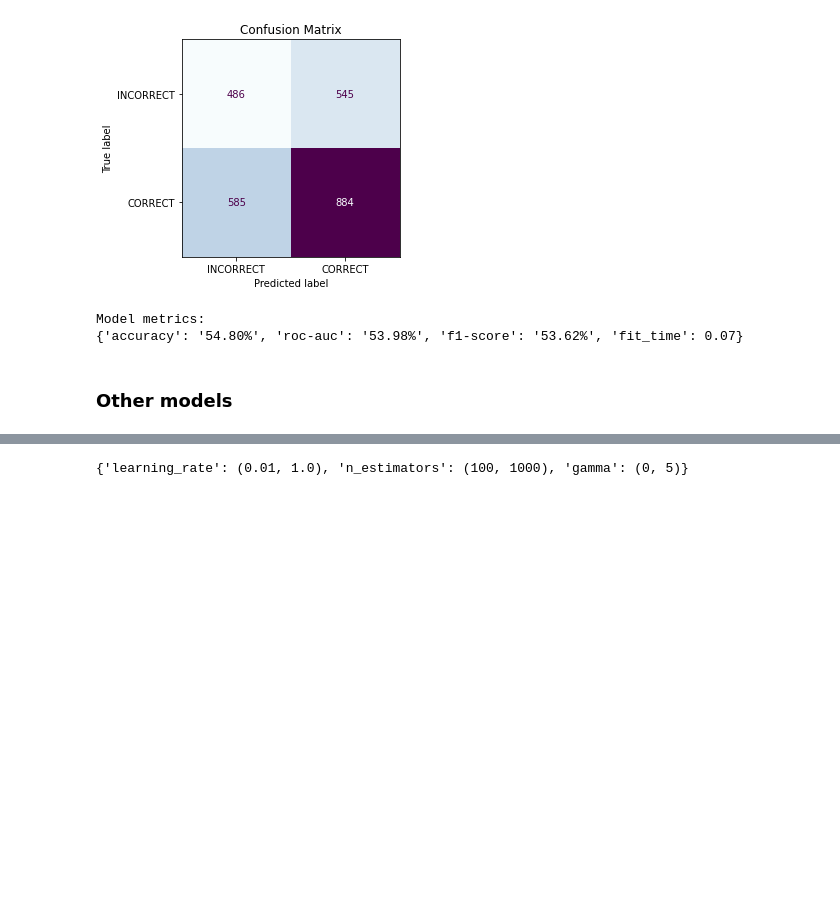
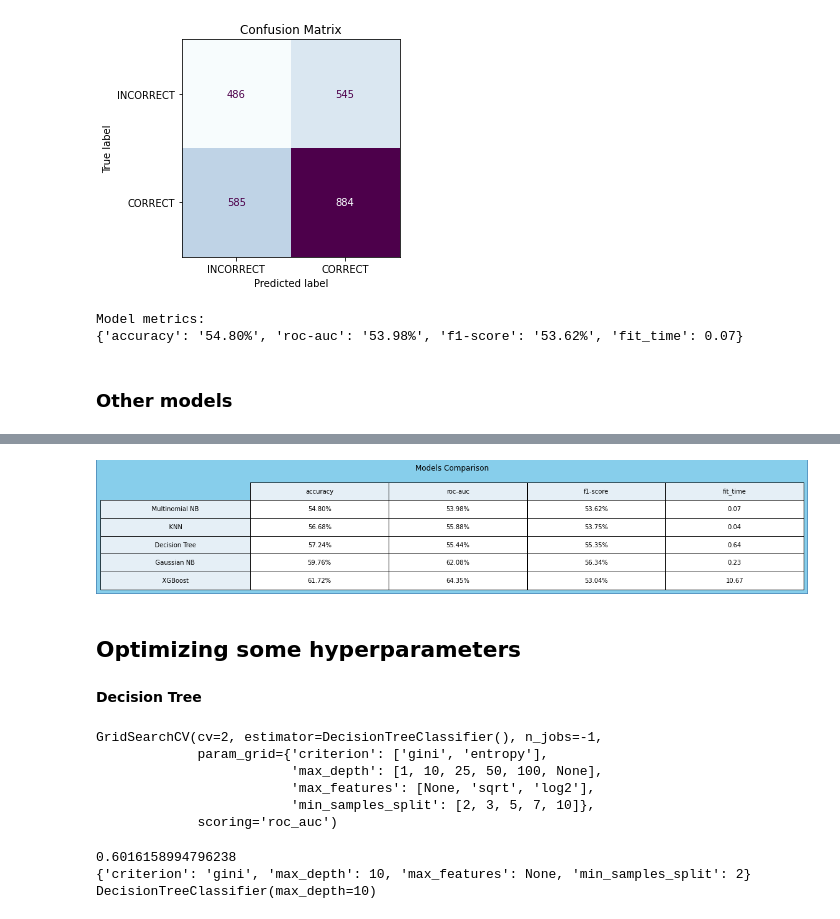
Before and after one commit to boa50/intelligent-tutoring-analysis, a Jupyter notebook: Analysis.ipynb, the cells around one changed output, grey strips where cells are left out. Saved outputs shown, nothing was run; the diff lists cells and outputs as text; code cells hidden in the pictures; blank space fills up the shorter version.

Commit message:
Continued optimizing hyperparameters

```diff
--- a/Analysis.ipynb
+++ b/Analysis.ipynb
@@ -756,3 +756,9 @@ Model metrics:
+# %%
+plot_table()
+# %% [output]
+[figure, added]
+# %% [markdown]
+## Optimizing some hyperparameters
 # %%
 # TODO: optimize hyperparameters
 # https://aiinpractice.com/xgboost-hyperparameter-tuning-with-bayesian-optimization/
@@ -763,10 +768,0 @@ from sklearn.model_selection import cross_val_score
-# %%
-pbounds = {
-    'learning_rate': (0.01, 1.0),
-    'n_estimators': (100, 1000),
-    'max_depth': (3,10),
-    'subsample': (1.0, 1.0),  # Change for big datasets
-    'colsample': (1.0, 1.0),  # Change for datasets with lots of features
-    'gamma': (0, 5)}
-# %% [output]
-{'learning_rate': (0.01, 1.0), 'n_estimators': (100, 1000), 'gamma': (0, 5)}
@@ -776,0 +769,2 @@ clf_fit_params = {'eval_metric': 'logloss'}
+# %% [markdown]
+**Decision Tree**
@@ -776,0 +780,17 @@ clf_fit_params = {'eval_metric': 'logloss'}
+# %%
+dtc_clf.fit(X_train, y_train)
+# %% [output]
+GridSearchCV(cv=2, estimator=DecisionTreeClassifier(), n_jobs=-1,
+             param_grid={'criterion': ['gini', 'entropy'],
+                         'max_depth': [1, 10, 25, 50, 100, None],
+                         'max_features': [None, 'sqrt', 'log2'],
+                         'min_samples_split': [2, 3, 5, 7, 10]},
+             scoring='roc_auc')
+# %%
+print(dtc_clf.best_score_)
+print(dtc_clf.best_params_)
+print(dtc_clf.best_estimator_)
+# %% [output]
+0.6016158994796238
+{'criterion': 'gini', 'max_depth': 10, 'max_features': None, 'min_samples_split': 2}
+DecisionTreeClassifier(max_depth=10)
```
Also changed, not shown: parts of 18 cells of this notebook.
